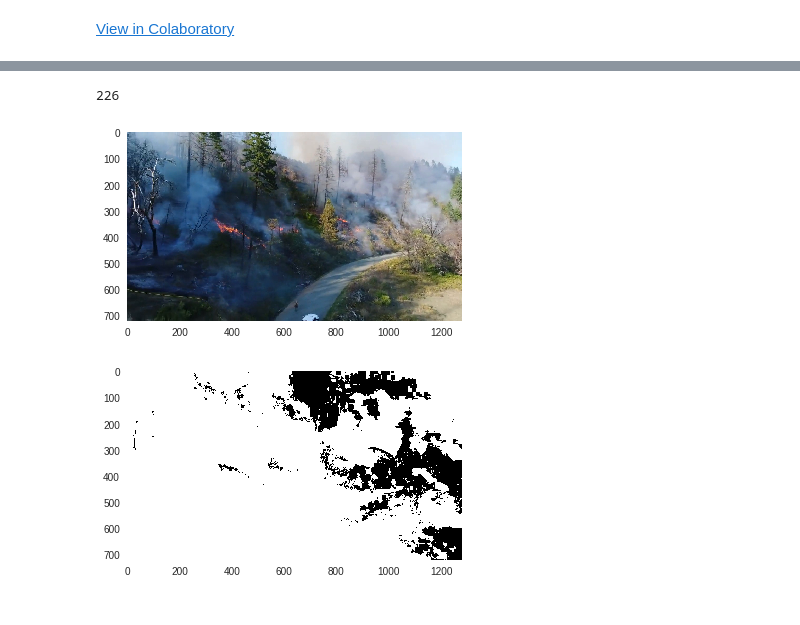
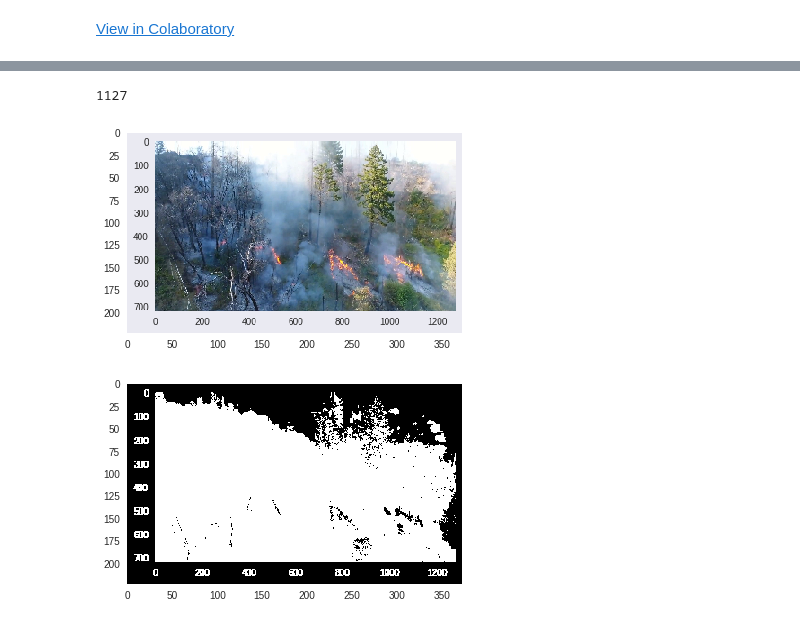
Before and after one commit to NeerajGulia/Simple-eye-detection-tests-ML, a Jupyter notebook: Hello,_Colaboratory.ipynb, the cells around one changed output, grey strips where cells are left out. Drawn from its saved outputs; the diff is of its cells as text; code cells hidden in the pictures.

```diff
--- a/Hello,_Colaboratory.ipynb
+++ b/Hello,_Colaboratory.ipynb
@@ -73,22 +73,25 @@ Wall time: 22.4 s
 # %%
 fire_images= glob.glob('images_test_25_t0_40/*.jpg')
 print(len(fire_images))
 
-def read_image(img_path= fire_images[200]):
-  return cv2.cvtColor(plt.imread(img_path), cv2.COLOR_BGR2RGB)
+def read_image(img_path= fire_images[340]):
+#   return cv2.cvtColor(plt.imread(img_path), cv2.COLOR_BGR2RGB)
+  return plt.imread(img_path)
 
 def get_all_images(img):
   images=[]
   for img_path in fire_images:
     images.append(read_image(img_path))
   return images
 
+# test_url= fire_images[1000]
+test_url="download.jpg"
 # print(len(fire_images))
-plt.imshow(read_image())
+plt.imshow(read_image(test_url))
 plt.grid(False)
 # %% [output]
-226
+1127
-[figure, old version]
+[figure, new version]
 # %%
 def LAB(img):
   lab= cv2.cvtColor(img, cv2.COLOR_RGB2LAB)
@@ -125,18 +128,17 @@ def get_binary_AND(channel_1,channel_2):
 def apply_color_based_approach(img):
   l_star,a_star,b_star= get_LAB_star(LAB(img))
   fire_color= get_fire_color_info(a_star,b_star)
-  temp1= get_binary_AND(l_star, a_star)
-  temp2= get_binary_AND(temp1, b_star)
-  bin_mask= get_binary_AND(temp2, fire_color)
+#   bin_mask= get_binary_AND(l_star, a_star)
+  bin_mask= get_binary_AND(l_star, b_star)
+  bin_mask= get_binary_AND(bin_mask, fire_color)
   return bin_mask
 
-
-img=read_image()
+img=read_image(test_url)
 bin_mask= apply_color_based_approach(img)
 plt.imshow(bin_mask)
 plt.grid(False)
 # %% [output]
-[figure, old version]
+[figure, new version]
 # %%
 # def upload_files():
 #   from google.colab import files
```
Also changed, not shown: parts of 8 cells of this notebook.
